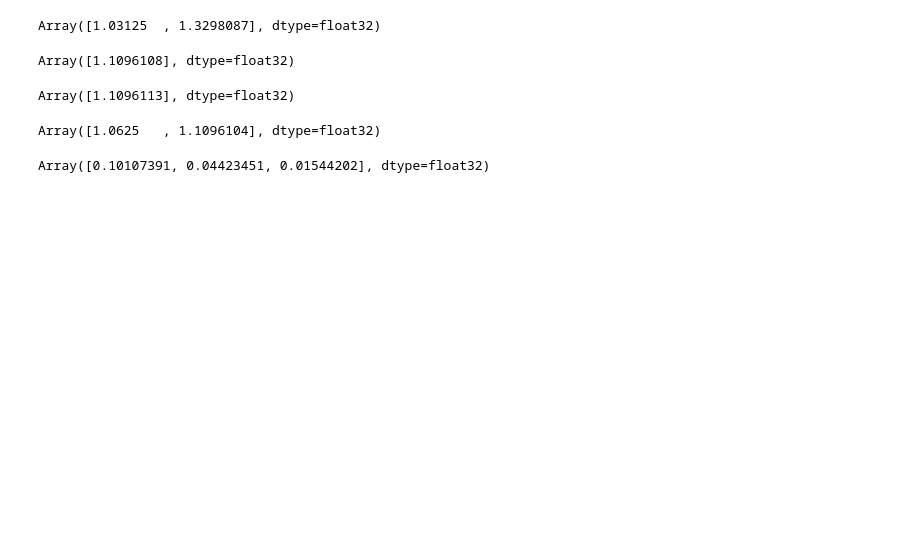
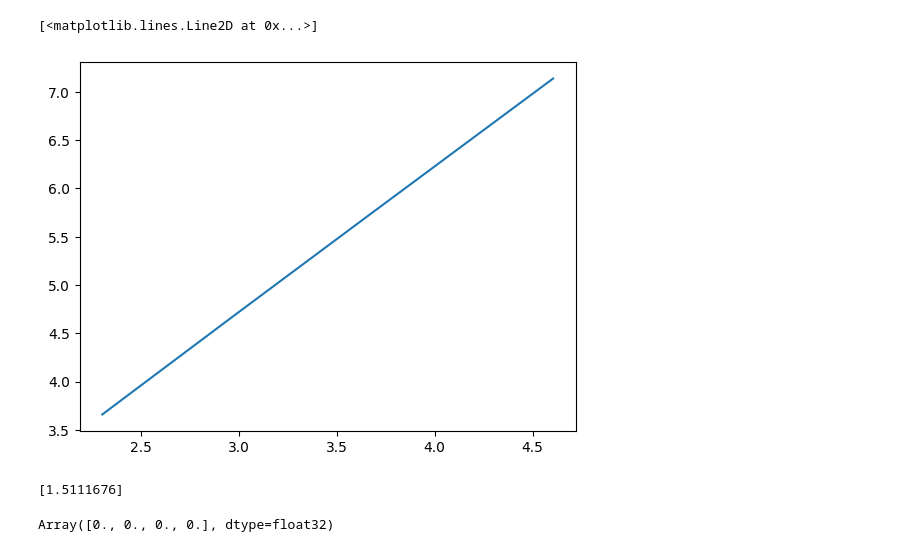
Before and after one commit to ylefay/bayesianSDEsolver, a Jupyter notebook: scripts/Untitled.ipynb, the cells around one changed output. Drawn from its saved outputs; the diff is of its cells as text; code cells hidden in the pictures; blank space fills up the shorter version.

```diff
--- a/scripts/Untitled.ipynb
+++ b/scripts/Untitled.ipynb
@@ -103,20 +99,21 @@ linear_regressor.sc
-# %%
-X[0, 1, :]
-# %% [output]
-Array([1.03125  , 1.3298087], dtype=float32)
-# %%
-paths_1[0, 1, :]
-# %% [output]
-Array([1.1096108], dtype=float32)
-# %%
-paths_2[0, 1, :]
-# %% [output]
-Array([1.1096113], dtype=float32)
-# %%
-X[0, 1, :]
-# %% [output]
-Array([1.0625   , 1.1096104], dtype=float32)
-# %%
-STRONG_LOCAL_ERRORS_P1P2
-# %% [output]
-Array([0.10107391, 0.04423451, 0.01544202], dtype=float32)
+# %%
+deltas = [0.1, 0.05, 0.025, 0.01]
+LOCAL_ERRORS = []
+for delta in deltas:
+    experiment_local = jnp.load(f'./experiment_{delta}.npy')
+    LOCAL_ERRORS.append(jnp.mean(jnp.linalg.norm(experiment_local[0]-experiment_local[1], axis=-1), axis=0))
+LOCAL_ERRORS = jnp.array(LOCAL_ERRORS)
+deltas = jnp.array(deltas)
+plt.plot(-jnp.log(deltas), -jnp.log(LOCAL_ERRORS))
+# %% [output]
+[<matplotlib.lines.Line2D at 0x...>]
+[figure, added]
+# %%
+linear_regressor = LinearRegression().fit(-jnp.log(deltas).reshape(-1, 1), -jnp.log(LOCAL_ERRORS))
+print(linear_regressor.coef_)
+# %% [output]
+[1.5111676]
+# %%
+LOCAL_ERRORS
+# %% [output]
+Array([0., 0., 0., 0.], dtype=float32)
```
Also changed, not shown: parts of 4 cells of this notebook, 2 other files.
